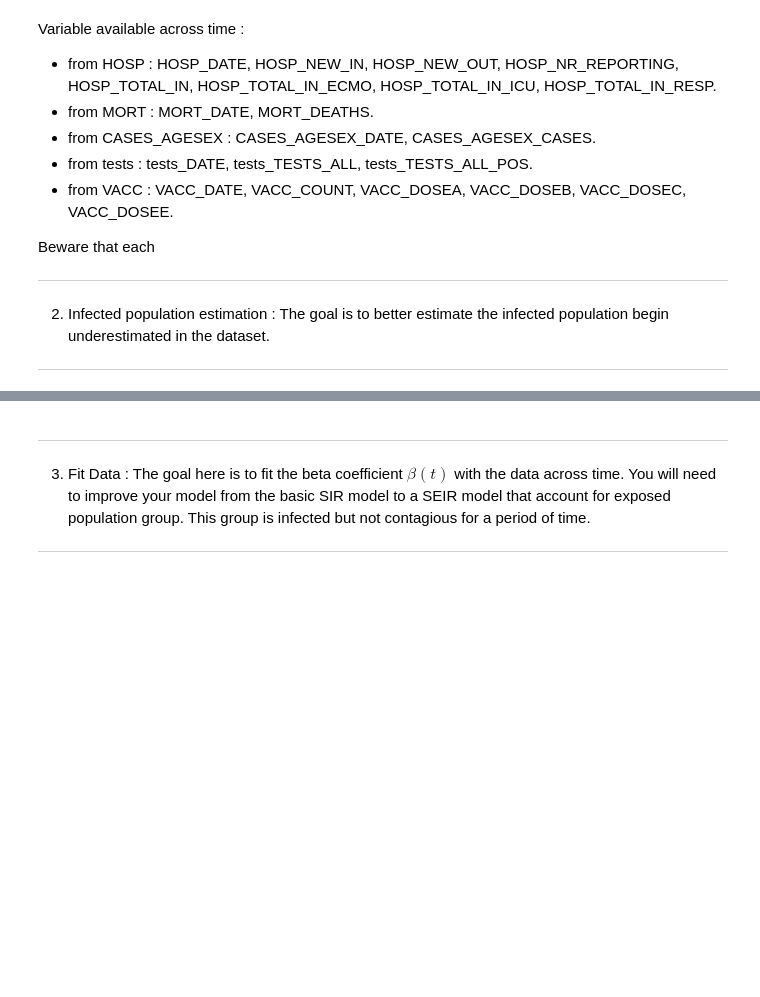
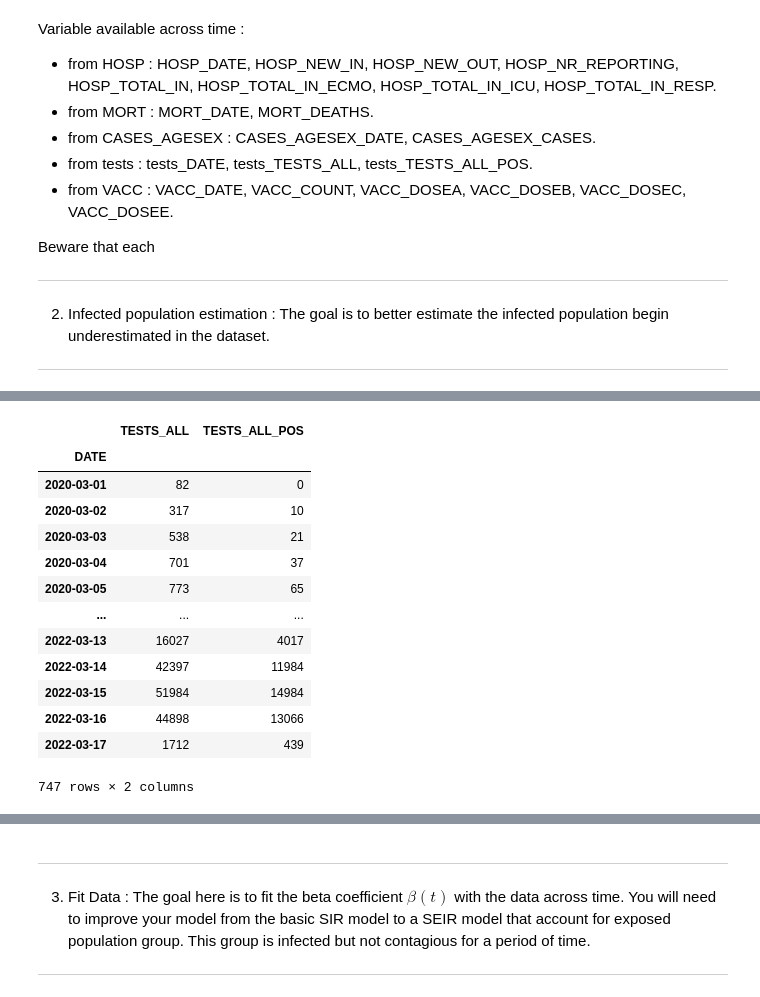
Before and after one commit to gdeside/LGBI02110, a Jupyter notebook: LGBIO2110_homework_covid19modelling.ipynb, the cells around one changed output, grey strips where cells are left out. Cells and saved outputs as stored; diff of their text form; code cells hidden in the pictures; blank space fills up the shorter version.

```diff
--- a/LGBIO2110_homework_covid19modelling.ipynb
+++ b/LGBIO2110_homework_covid19modelling.ipynb
@@ -200,0 +320,17 @@ Beware that each
+# %%
+display(dfsum_test)
+# %% [output]
+|  | TESTS_ALL | TESTS_ALL_POS |
+| DATE |  |  |
+| 2020-03-01 | 82 | 0 |
+| 2020-03-02 | 317 | 10 |
+| 2020-03-03 | 538 | 21 |
+| 2020-03-04 | 701 | 37 |
+| 2020-03-05 | 773 | 65 |
+| ... | ... | ... |
+| 2022-03-13 | 16027 | 4017 |
+| 2022-03-14 | 42397 | 11984 |
+| 2022-03-15 | 51984 | 14984 |
+| 2022-03-16 | 44898 | 13066 |
+| 2022-03-17 | 1712 | 439 |
+747 rows × 2 columns
```
Also changed, not shown: parts of 18 cells of this notebook, 2 other files.
